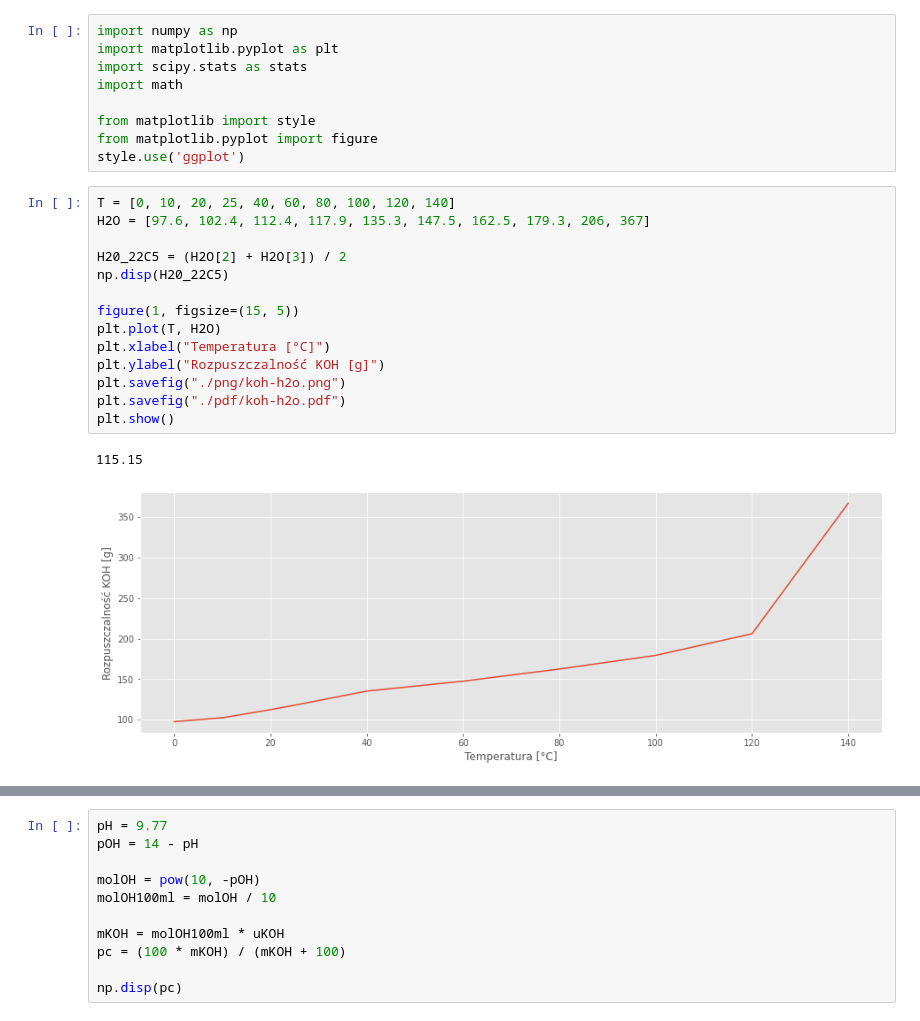
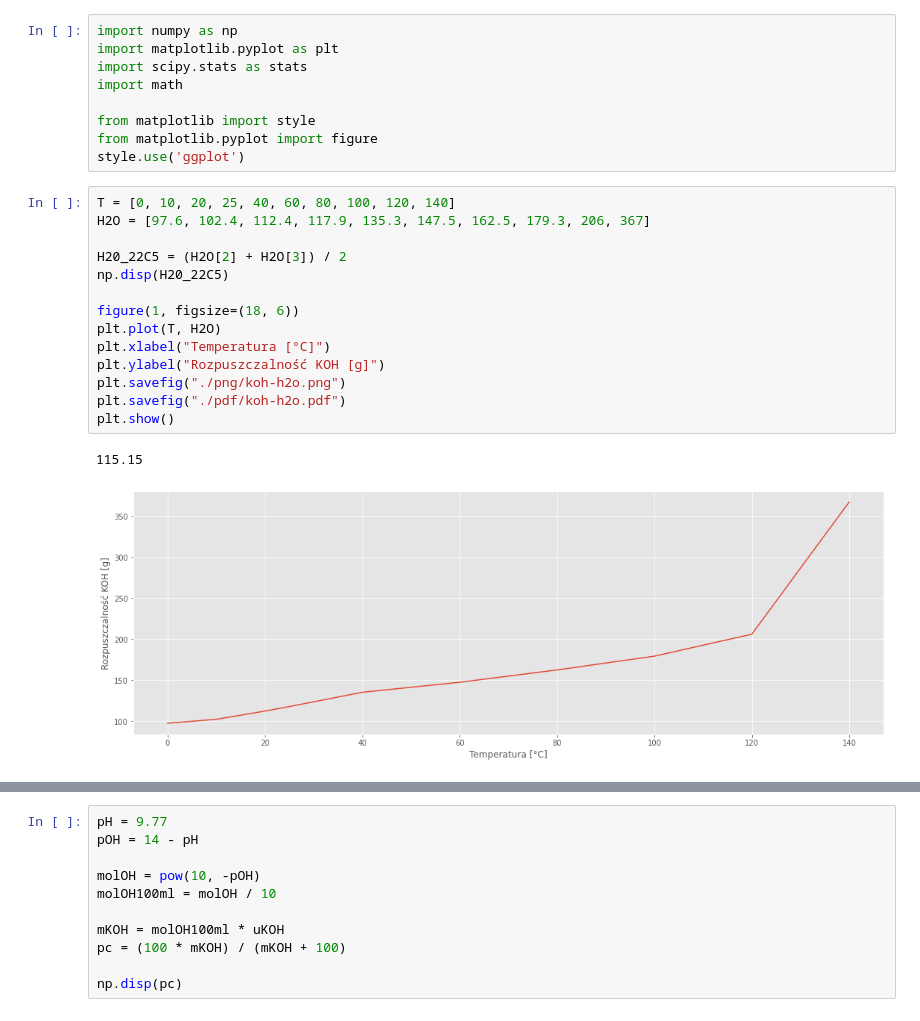
Before and after one commit to Xaeian/umg, a Jupyter notebook: jupyter/koh.ipynb, the cells around one changed output, grey strips where cells are left out. Cells and saved outputs as stored; diff of their text form.

```diff
--- a/jupyter/koh.ipynb
+++ b/jupyter/koh.ipynb
@@ -10,18 +10,18 @@ style.use('ggplot')
 # %%
 T = [0, 10, 20, 25, 40, 60, 80, 100, 120, 140]
 H2O = [97.6, 102.4, 112.4, 117.9, 135.3, 147.5, 162.5, 179.3, 206, 367]
 
 H20_22C5 = (H2O[2] + H2O[3]) / 2
 np.disp(H20_22C5)
 
-figure(1, figsize=(15, 5))
+figure(1, figsize=(18, 6))
 plt.plot(T, H2O)
 plt.xlabel("Temperatura [°C]")
 plt.ylabel("Rozpuszczalność KOH [g]")
 plt.savefig("./png/koh-h2o.png")
 plt.savefig("./pdf/koh-h2o.pdf")
 plt.show()
 # %% [output]
 115.15
-[figure, old version]
+[figure, new version]
 # %%
```
Also changed, not shown: parts of 2 cells of this notebook, 5 other files.
